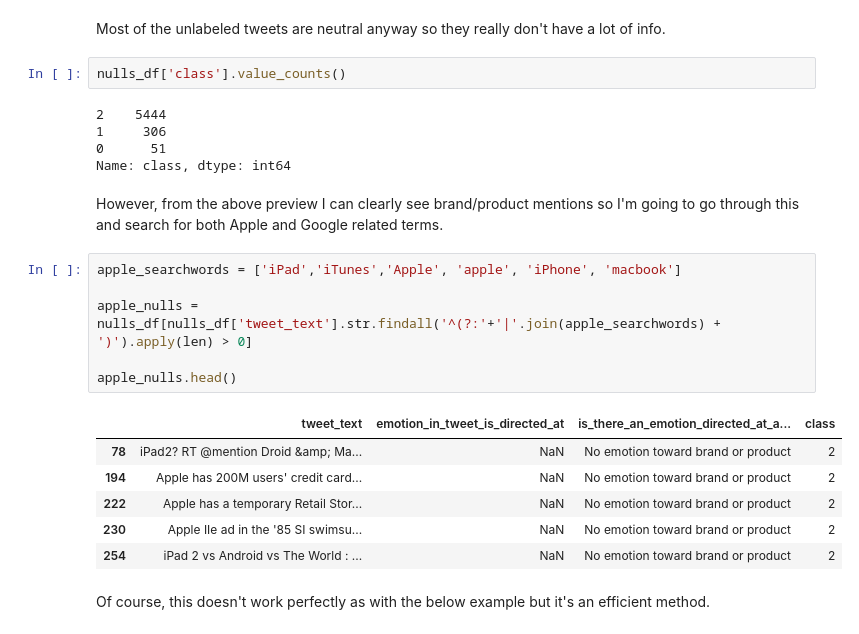
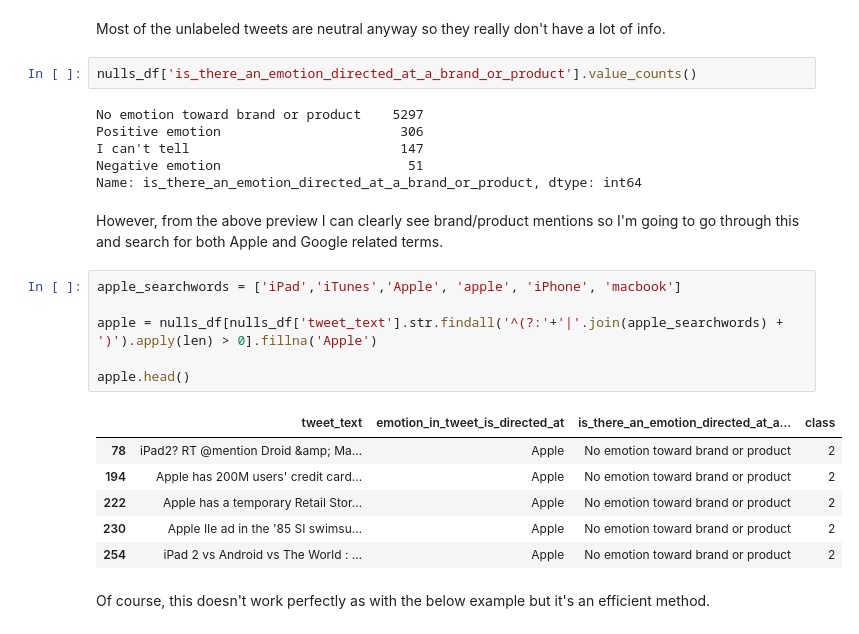
Before and after one commit to christisarv/NLP-sentiment-analysis, a Jupyter notebook: Data Exploration Notebook.ipynb, the cells around one changed output. Drawn from its saved outputs; the diff is of its cells as text.

```diff
--- a/Data Exploration Notebook.ipynb
+++ b/Data Exploration Notebook.ipynb
@@ -185,27 +193,28 @@ nulls_df.head(30)
 # %% [markdown]
 Most of the unlabeled tweets are neutral anyway so they really don't have a lot of info.
 # %%
-nulls_df['class'].value_counts()
+nulls_df['is_there_an_emotion_directed_at_a_brand_or_product'].value_counts()
 # %% [output]
-2    5444
-1     306
-0      51
-Name: class, dtype: int64
+No emotion toward brand or product    5297
+Positive emotion                       306
+I can't tell                           147
+Negative emotion                        51
+Name: is_there_an_emotion_directed_at_a_brand_or_product, dtype: int64
 # %% [markdown]
 However, from the above preview I can clearly see brand/product mentions so I'm going to go through this and search for both Apple and Google related terms.
 # %%
 apple_searchwords = ['iPad','iTunes','Apple', 'apple', 'iPhone', 'macbook']
 
-apple_nulls = nulls_df[nulls_df['tweet_text'].str.findall('^(?:'+'|'.join(apple_searchwords) + ')').apply(len) > 0]
+apple = nulls_df[nulls_df['tweet_text'].str.findall('^(?:'+'|'.join(apple_searchwords) + ')').apply(len) > 0].fillna('Apple')
 
-apple_nulls.head()
+apple.head()
 # %% [output]
 |  | tweet_text | emotion_in_tweet_is_directed_at | is_there_an_emotion_directed_at_a... | class |
-| 78 | iPad2? RT @mention Droid &amp; Ma... | NaN | No emotion toward brand or product | 2 |
-| 194 | Apple has 200M users' credit card... | NaN | No emotion toward brand or product | 2 |
-| 222 | Apple has a temporary Retail Stor... | NaN | No emotion toward brand or product | 2 |
-| 230 | Apple IIe ad in the '85 SI swimsu... | NaN | No emotion toward brand or product | 2 |
-| 254 | iPad 2 vs Android vs The World : ... | NaN | No emotion toward brand or product | 2 |
+| 78 | iPad2? RT @mention Droid &amp; Ma... | Apple | No emotion toward brand or product | 2 |
+| 194 | Apple has 200M users' credit card... | Apple | No emotion toward brand or product | 2 |
+| 222 | Apple has a temporary Retail Stor... | Apple | No emotion toward brand or product | 2 |
+| 230 | Apple IIe ad in the '85 SI swimsu... | Apple | No emotion toward brand or product | 2 |
+| 254 | iPad 2 vs Android vs The World : ... | Apple | No emotion toward brand or product | 2 |
 # %% [markdown]
 Of course, this doesn't work perfectly as with the below example but it's an efficient method.
 # %%
```
Also changed, not shown: parts of 29 cells of this notebook.
